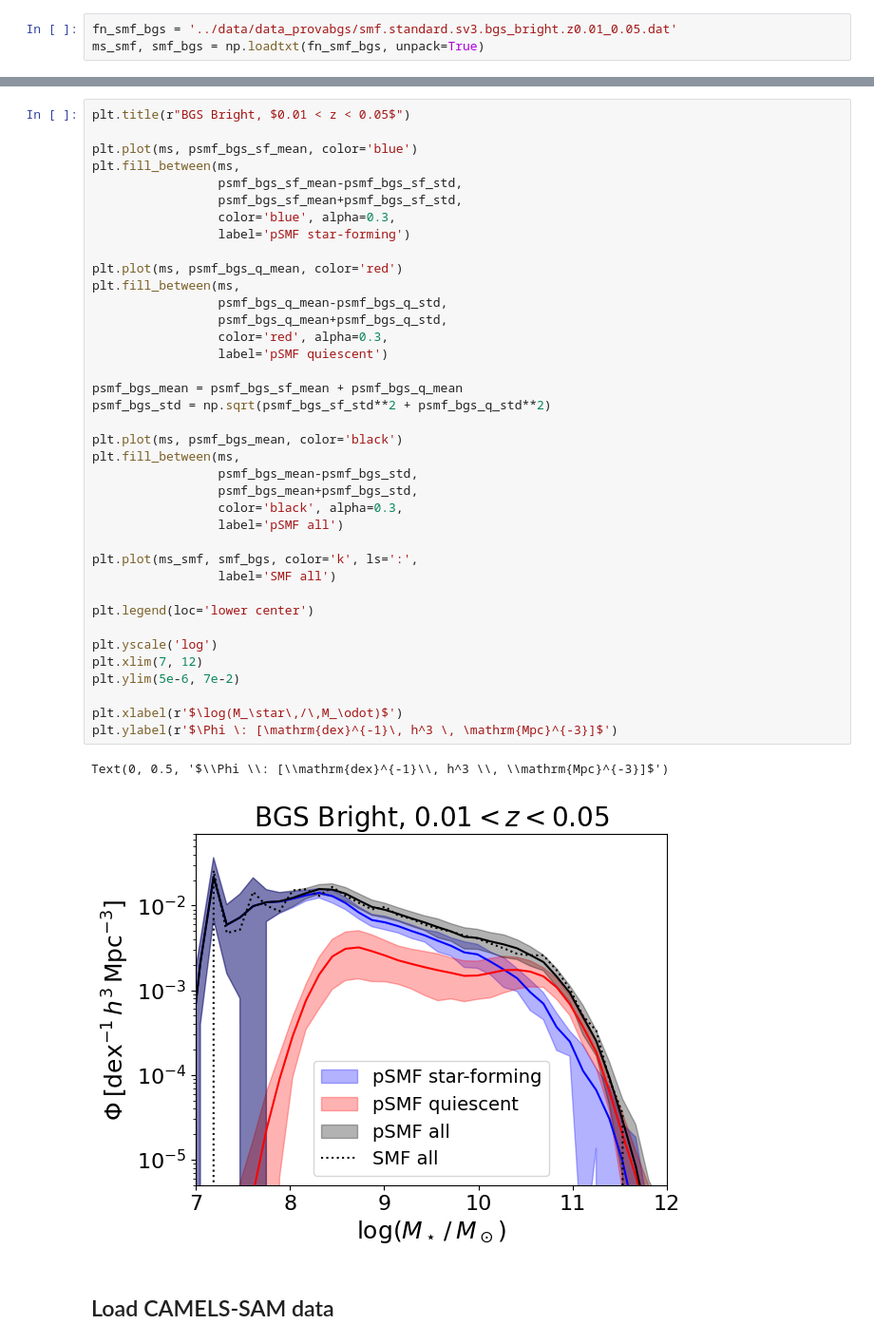
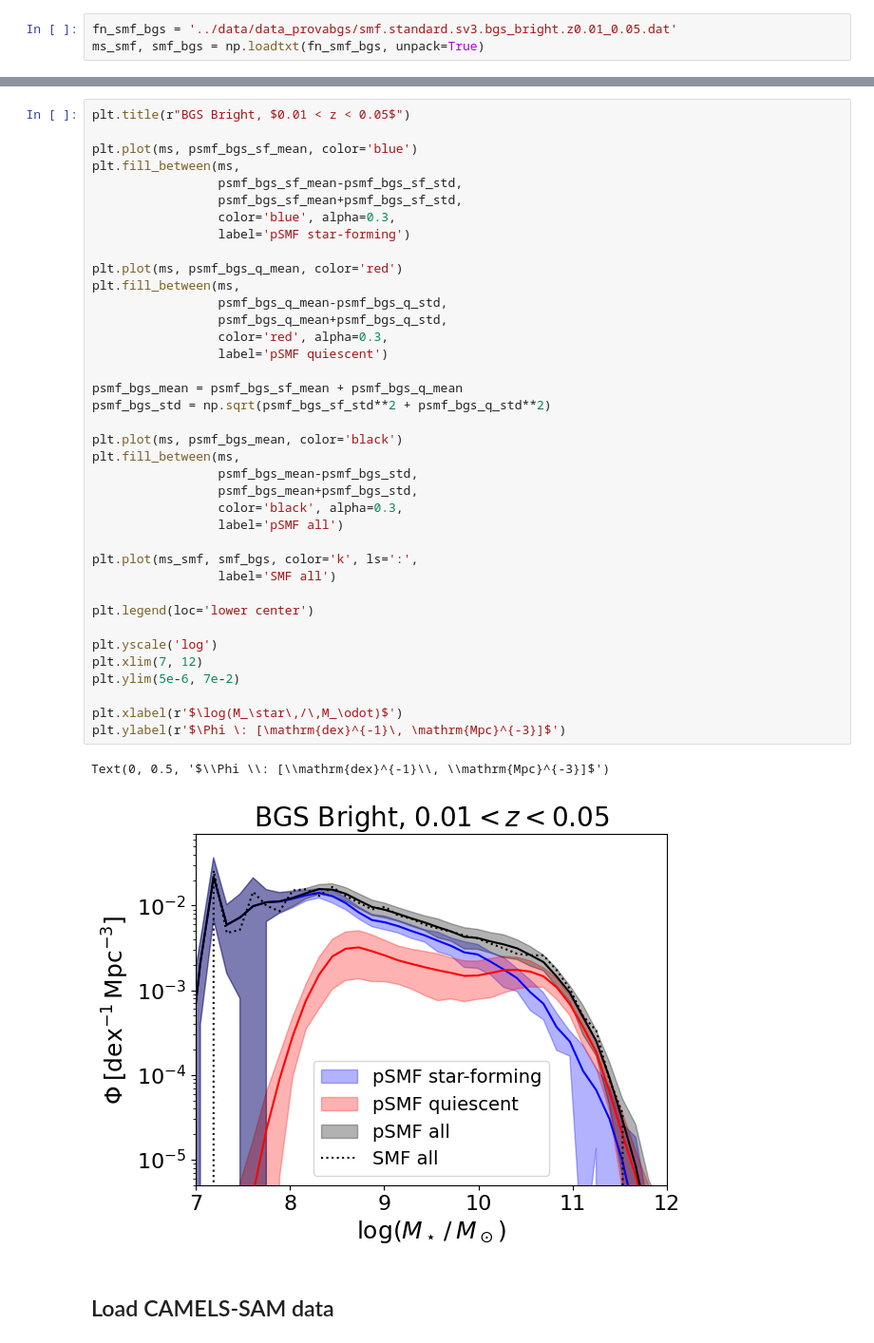
Before and after one commit to kstoreyf/biasexp-target-observable, a Jupyter notebook: notebooks/2023-11-10_camels-sam_checks.ipynb, the cells around one changed output, grey strips where cells are left out. Shown at 95% size. Saved outputs shown, nothing was run; the diff lists cells and outputs as text.

```diff
--- a/notebooks/2023-11-10_camels-sam_checks.ipynb
+++ b/notebooks/2023-11-10_camels-sam_checks.ipynb
@@ -37,36 +39,36 @@ plt.fill_between(ms,
                  label='pSMF star-forming')
 
 plt.plot(ms, psmf_bgs_q_mean, color='red')
 plt.fill_between(ms,
                  psmf_bgs_q_mean-psmf_bgs_q_std,
                  psmf_bgs_q_mean+psmf_bgs_q_std,
                  color='red', alpha=0.3,
                  label='pSMF quiescent')
 
 psmf_bgs_mean = psmf_bgs_sf_mean + psmf_bgs_q_mean
 psmf_bgs_std = np.sqrt(psmf_bgs_sf_std**2 + psmf_bgs_q_std**2)
 
 plt.plot(ms, psmf_bgs_mean, color='black')
 plt.fill_between(ms,
                  psmf_bgs_mean-psmf_bgs_std,
                  psmf_bgs_mean+psmf_bgs_std,
                  color='black', alpha=0.3,
                  label='pSMF all')
 
 plt.plot(ms_smf, smf_bgs, color='k', ls=':',
                  label='SMF all')
 
 plt.legend(loc='lower center')
 
 plt.yscale('log')
 plt.xlim(7, 12)
 plt.ylim(5e-6, 7e-2)
 
 plt.xlabel(r'$\log(M_\star\,/\,M_\odot)$')
-plt.ylabel(r'$\Phi \: [\mathrm{dex}^{-1}\, h^3 \, \mathrm{Mpc}^{-3}]$')
+plt.ylabel(r'$\Phi \: [\mathrm{dex}^{-1}\, \mathrm{Mpc}^{-3}]$')
 # %% [output]
-Text(0, 0.5, '$\\Phi \\: [\\mathrm{dex}^{-1}\\, h^3 \\, \\mathrm{Mpc}^{-3}]$')
+Text(0, 0.5, '$\\Phi \\: [\\mathrm{dex}^{-1}\\, \\mathrm{Mpc}^{-3}]$')
-[figure, old version]
+[figure, new version]
 # %% [markdown]
 ## Load CAMELS-SAM data
 # %% [markdown]
```
Also changed, not shown: parts of 11 cells of this notebook, 1 other file.
